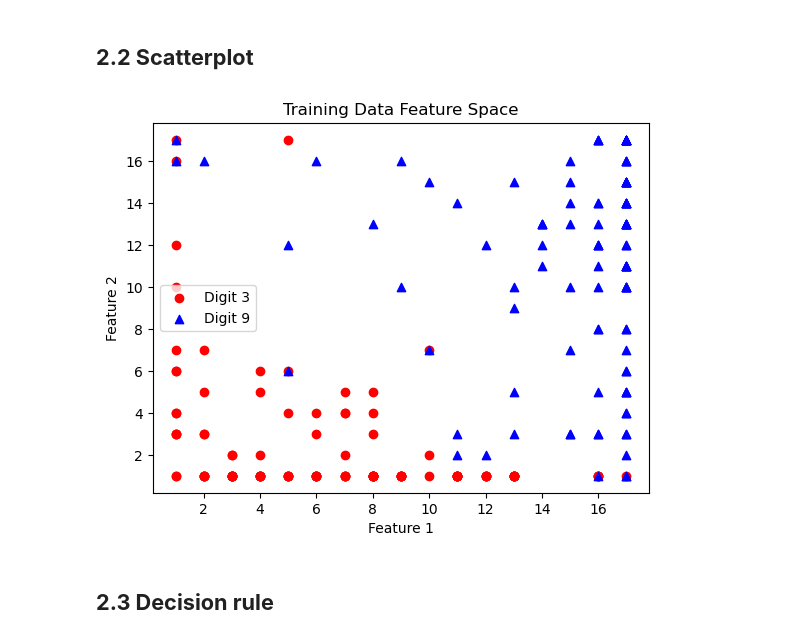
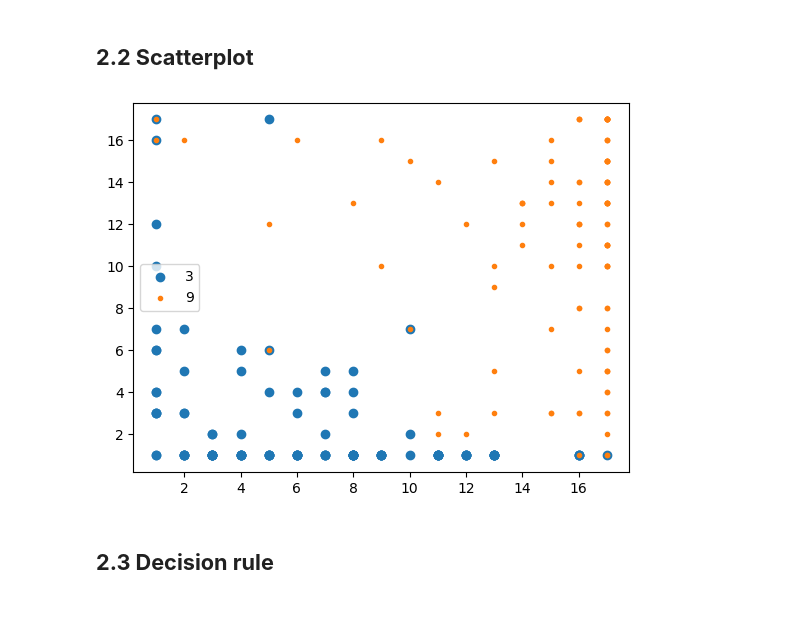
Before and after one commit to smitha13798/Machine-Learning-Essentials_Exercises, a Jupyter notebook: Exercise1.ipynb, the cells around one changed output. Saved outputs shown, nothing was run; the diff lists cells and outputs as text; code cells hidden in the pictures; blank space fills up the shorter version.

```diff
--- a/Exercise1.ipynb
+++ b/Exercise1.ipynb
@@ -107,19 +107,16 @@ array([[ 2.,  3.],
 # %%
 # Generate features
 X_train_features = features2d(X_train)
 X_test_features = features2d(X_test)
 
 # Scatterplot the data
 plt.figure()
-plt.scatter(X_train_features[y_train == 3, 0], X_train_features[y_train == 3, 1], color='red', label='Digit 3', marker='o')
-plt.scatter(X_train_features[y_train == 9, 0], X_train_features[y_train == 9, 1], color='blue', label='Digit 9', marker='^')
-plt.title('Training Data Feature Space')
-plt.xlabel('Feature 1')
-plt.ylabel('Feature 2')
-plt.legend()
+plt.scatter(X_train_features[y_train == 3, 0], X_train_features[y_train == 3, 1], marker='o')
+plt.scatter(X_train_features[y_train == 9, 0], X_train_features[y_train == 9, 1], marker='.')
+plt.legend(["3", "9"])
 plt.show()
 # %% [output]
-[figure, old version]
+[figure, new version]
 # %% [markdown]
 ## **2.3 Decision rule**
 # %%
```
Also changed, not shown: parts of 7 cells of this notebook, 1 other file.
